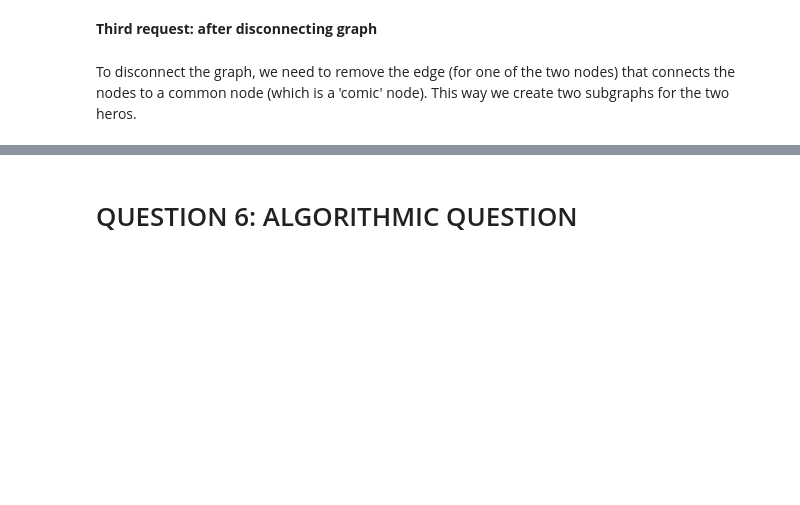
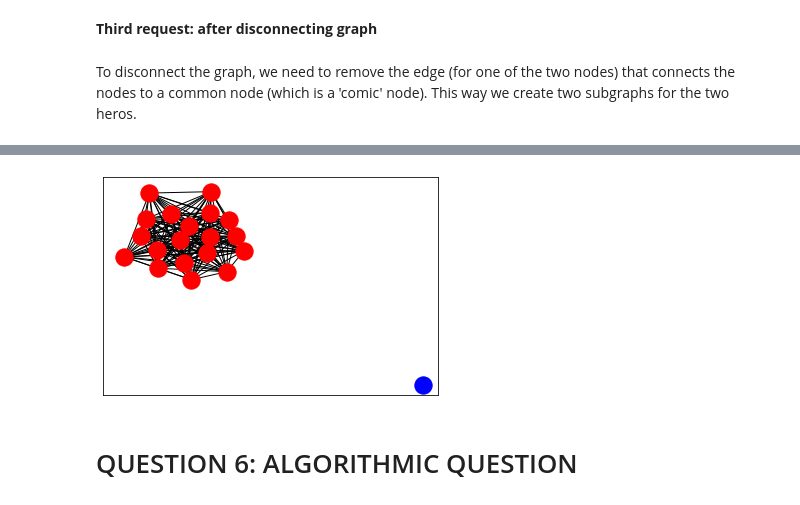
Before and after one commit to Gianlufrez/ADM_HW5, a Jupyter notebook: QUESTION1_GIANLUCA.ipynb, the cells around one changed output, grey strips where cells are left out. Cells and saved outputs as stored; diff of their text form; code cells hidden in the pictures; blank space fills up the shorter version.

```diff
--- a/QUESTION1_GIANLUCA.ipynb
+++ b/QUESTION1_GIANLUCA.ipynb
@@ -1034,3 +1057,15 @@ plt.show()
+# %%
+
+community_1 = lista_[0]
+community_2 = lista_[1]
+pos = nx.spring_layout(G_visualization)
+nx.draw_networkx_nodes(G_visualization, pos, nodelist=community_1, node_color='r')
+nx.draw_networkx_nodes(G_visualization, pos, nodelist=community_2, node_color='b')
+nx.draw_networkx_edges(G_visualization, pos)
+
+plt.show()
+# %% [output]
+[figure, added]
 # %% [markdown]
 # QUESTION 6: ALGORITHMIC QUESTION
 # %%
```
Also changed, not shown: parts of 50 cells of this notebook.
